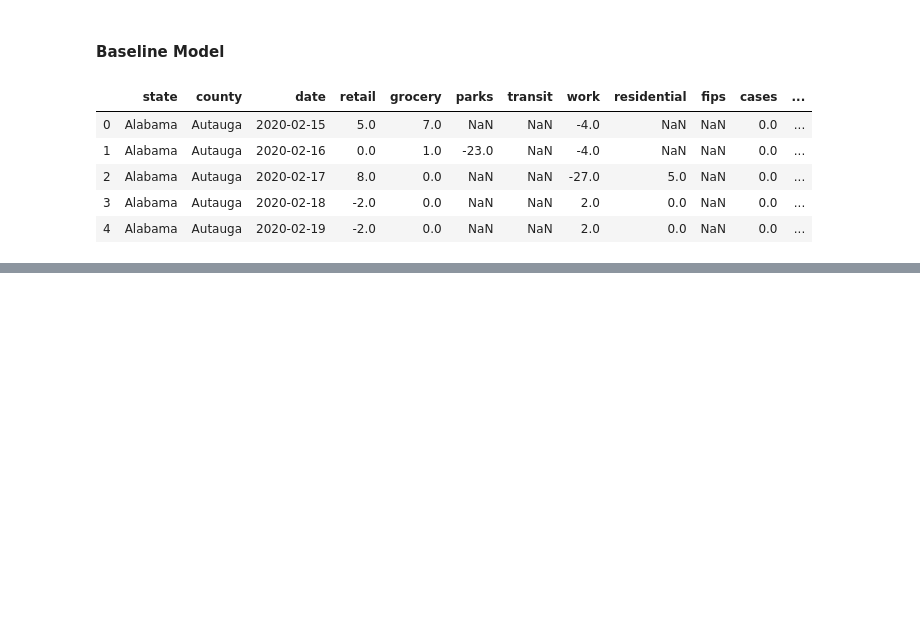
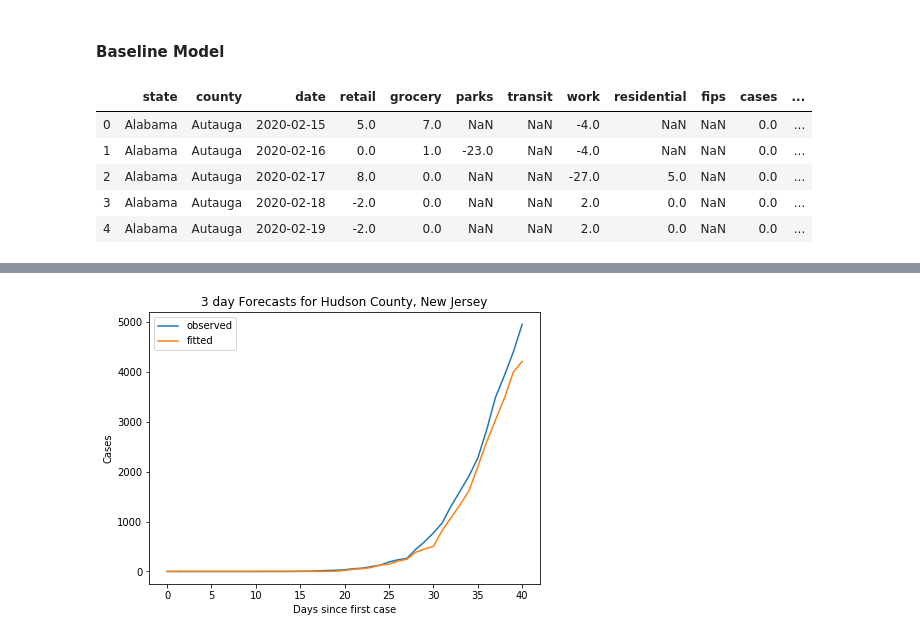
Before and after one commit to dafriedman97/COVID19_forecasts, a Jupyter notebook: FinalProj.ipynb, the cells around one changed output, grey strips where cells are left out. Cells and saved outputs as stored; diff of their text form; code cells hidden in the pictures; blank space fills up the shorter version.

```diff
--- a/FinalProj.ipynb
+++ b/FinalProj.ipynb
@@ -254,4 +252,20 @@ sns.lineplot(range(len(history.history['val_loss'])), history.history['val_loss'
 # mod.save('models/reshaped.h5')
 # mod = load_model('models/reshaped.h5')
 yhat = mod.predict(X)
+# %%
+county = 'Hudson'
+state = 'New Jersey'
+
+
+countyy = y[(counties == county) & (states == state)]
+countyyhat = yhat[(counties == county) & (states == state)]
+county_obs = len(countyy)
+
+fig, ax = plt.subplots(figsize = (7,5))
+d = 2
+sns.lineplot(range(county_obs), countyy[:,d], label = 'observed')
+sns.lineplot(range(county_obs), countyyhat[:,d], label = 'fitted')
+ax.set(xlabel = 'Days since first case', ylabel = 'Cases', title = f'{d + 1} day Forecasts for {county} County, {state}');
+# %% [output]
+[figure, added]
 # %%
```
Also changed, not shown: parts of 11 cells of this notebook.
